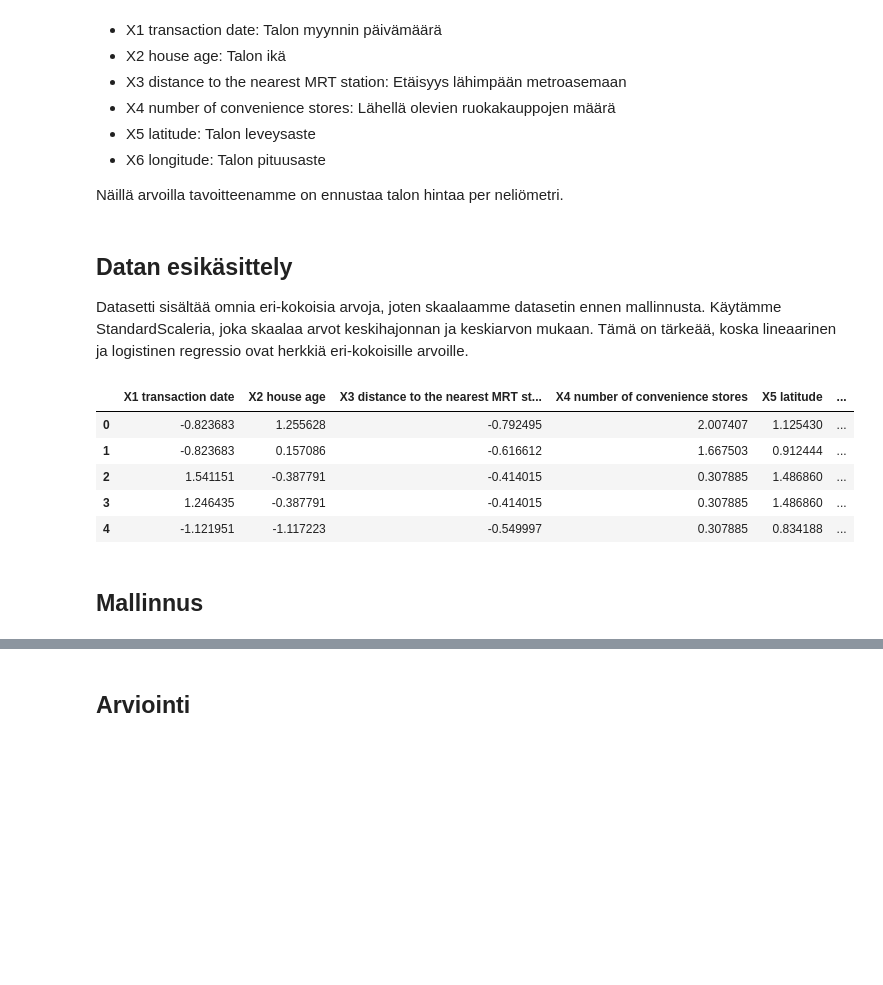
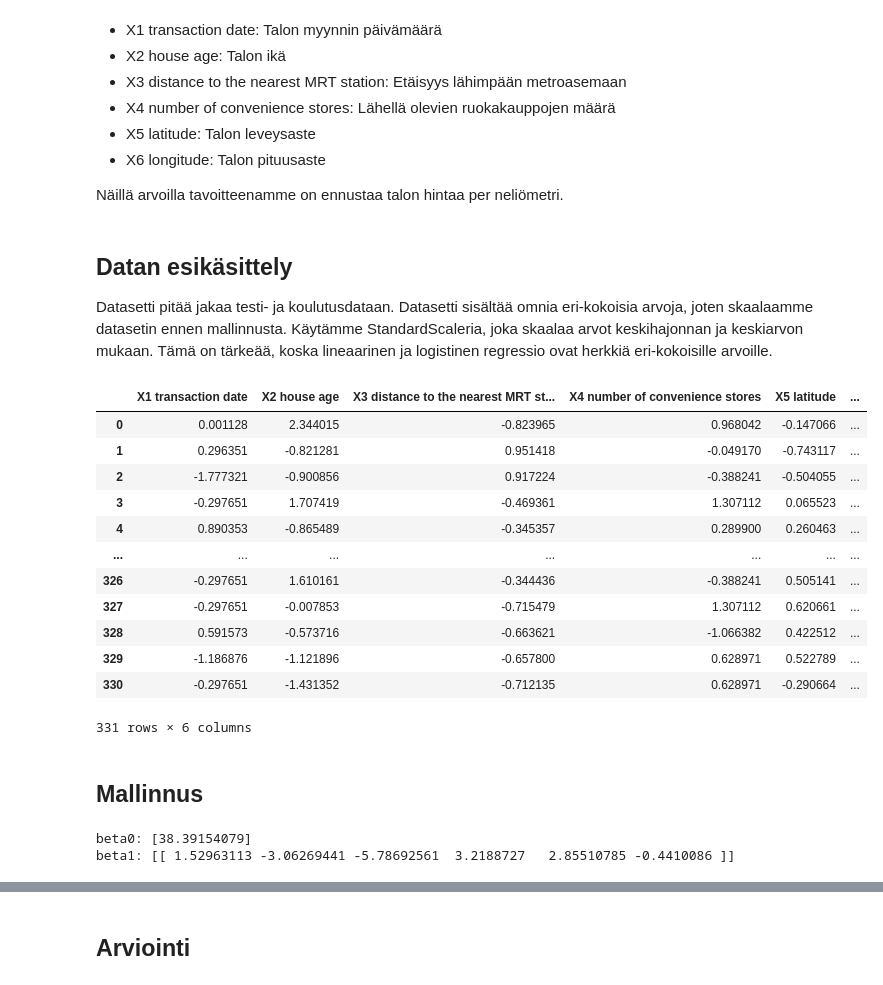
Before and after one commit to kassu11/machine-learning-AMK, a Jupyter notebook: Linear_and_Logistic_Regression/Linear_and_logistic_regression.ipynb, the cells around one changed output, grey strips where cells are left out. Saved outputs shown, nothing was run; the diff lists cells and outputs as text; code cells hidden in the pictures; blank space fills up the shorter version.

```diff
--- a/Linear_and_Logistic_Regression/Linear_and_logistic_regression.ipynb
+++ b/Linear_and_Logistic_Regression/Linear_and_logistic_regression.ipynb
@@ -60,19 +62,31 @@ Datasetti pitää sisällään erilaisia tietoja taloista Taiwanissa. Datasetti
 Näillä arvoilla tavoitteenamme on ennustaa talon hintaa per neliömetri.
 # %% [markdown]
 ## Datan esikäsittely
+Datasetti pitää jakaa testi- ja koulutusdataan.
 Datasetti sisältää omnia eri-kokoisia arvoja, joten skaalaamme datasetin ennen mallinnusta. Käytämme StandardScaleria, joka skaalaa arvot keskihajonnan ja keskiarvon mukaan. Tämä on tärkeää, koska lineaarinen ja logistinen regressio ovat herkkiä eri-kokoisille arvoille.
+# %%
+from sklearn.model_selection import train_test_split
+
+X_train, X_test, y_train, y_test = train_test_split(X, y, test_size=0.2, random_state=42)
 # %%
 from sklearn.preprocessing import StandardScaler
 #datan skaalaus
 scaler = StandardScaler()
-X = pd.DataFrame(scaler.fit_transform(X), columns=X.columns)
-X.head()
+X_train = pd.DataFrame(scaler.fit_transform(X_train), columns=X_train.columns)
+X_train
 # %% [output]
 |  | X1 transaction date | X2 house age | X3 distance to the nearest MRT st... | X4 number of convenience stores | X5 latitude | ... |
-| 0 | -0.823683 | 1.255628 | -0.792495 | 2.007407 | 1.125430 | ... |
-| 1 | -0.823683 | 0.157086 | -0.616612 | 1.667503 | 0.912444 | ... |
-| 2 | 1.541151 | -0.387791 | -0.414015 | 0.307885 | 1.486860 | ... |
-| 3 | 1.246435 | -0.387791 | -0.414015 | 0.307885 | 1.486860 | ... |
-| 4 | -1.121951 | -1.117223 | -0.549997 | 0.307885 | 0.834188 | ... |
+| 0 | 0.001128 | 2.344015 | -0.823965 | 0.968042 | -0.147066 | ... |
+| 1 | 0.296351 | -0.821281 | 0.951418 | -0.049170 | -0.743117 | ... |
+| 2 | -1.777321 | -0.900856 | 0.917224 | -0.388241 | -0.504055 | ... |
+| 3 | -0.297651 | 1.707419 | -0.469361 | 1.307112 | 0.065523 | ... |
+| 4 | 0.890353 | -0.865489 | -0.345357 | 0.289900 | 0.260463 | ... |
+| ... | ... | ... | ... | ... | ... | ... |
+| 326 | -0.297651 | 1.610161 | -0.344436 | -0.388241 | 0.505141 | ... |
+| 327 | -0.297651 | -0.007853 | -0.715479 | 1.307112 | 0.620661 | ... |
+| 328 | 0.591573 | -0.573716 | -0.663621 | -1.066382 | 0.422512 | ... |
+| 329 | -1.186876 | -1.121896 | -0.657800 | 0.628971 | 0.522789 | ... |
+| 330 | -0.297651 | -1.431352 | -0.712135 | 0.628971 | -0.290664 | ... |
+331 rows × 6 columns
 # %% [markdown]
 ## Mallinnus
@@ -80,0 +93,12 @@ X.head()
+# %%
+# linear regression
+from sklearn.linear_model import LinearRegression
+
+model = LinearRegression().fit(X_train, y_train)
+beta0 = model.intercept_
+beta1 = model.coef_
+print("beta0:", + beta0)
+print("beta1:", + beta1)
+# %% [output]
+beta0: [38.39154079]
+beta1: [[ 1.52963113 -3.06269441 -5.78692561  3.2188727   2.85510785 -0.4410086 ]]
```
Also changed, not shown: parts of 4 cells of this notebook.
